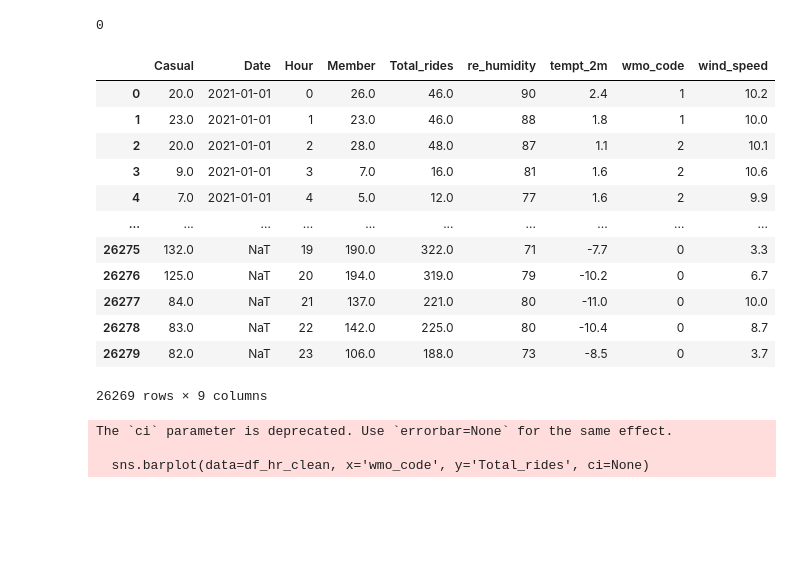
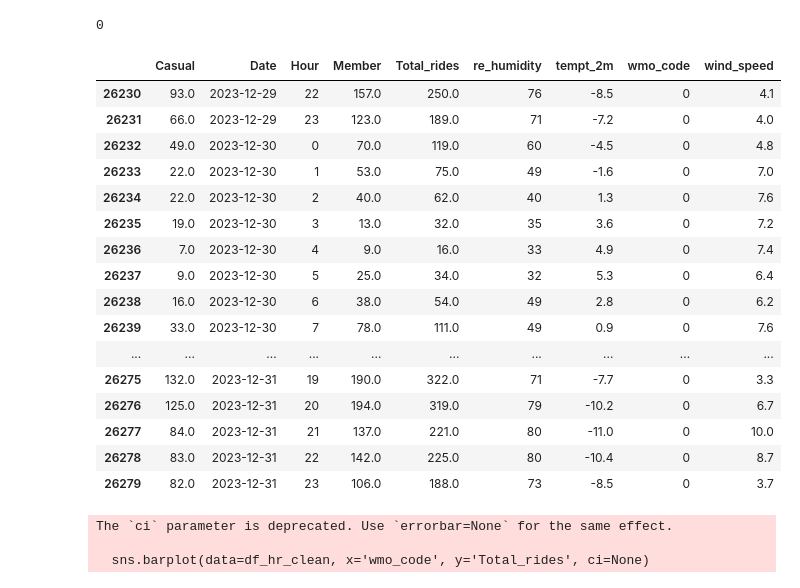
Before and after one commit to bbhatta10/Capital-Bike-Share, a Jupyter notebook: BikeDemandAnalysis.ipynb, the cells around one changed output. Cells and saved outputs as stored; diff of their text form; code cells hidden in the pictures; blank space fills up the shorter version.

```diff
--- a/BikeDemandAnalysis.ipynb
+++ b/BikeDemandAnalysis.ipynb
@@ -28,31 +28,37 @@ df_hr_n.duplicated().sum()
 # %%
 
 df_hr_n.isnull().sum()
 df_hr_n.duplicated().sum()
 df_hr_clean = df_hr_n.copy()
 df_hr_clean = df_hr_n.drop_duplicates()  # If you want to remove duplicates, uncomment this line
 df_hr_clean.isnull().sum()  # Check for any remaining null values
 
 # Convert 'Date' column to datetime format
 df_hr_n.loc[:, 'Date'] = pd.to_datetime(df_hr_n['Date'], errors='coerce')
 # Extract time from data
 df_hr_clean['Date'] = pd.to_datetime(df_hr_clean['Date'], errors='coerce', dayfirst=True)
 df_hr_clean['Date'] = df_hr_clean['Date'].dt.date
-df_hr_clean
+df_hr_clean.isnull().sum()  # Check for any remaining null values after conversion
+df_hr_clean.tail(50)
+# df_hr_n.isnull().sum()
 # %% [output]
 |  | Casual | Date | Hour | Member | Total_rides | re_humidity | tempt_2m | wmo_code | wind_speed |
-| 0 | 20.0 | 2021-01-01 | 0 | 26.0 | 46.0 | 90 | 2.4 | 1 | 10.2 |
-| 1 | 23.0 | 2021-01-01 | 1 | 23.0 | 46.0 | 88 | 1.8 | 1 | 10.0 |
-| 2 | 20.0 | 2021-01-01 | 2 | 28.0 | 48.0 | 87 | 1.1 | 2 | 10.1 |
-| 3 | 9.0 | 2021-01-01 | 3 | 7.0 | 16.0 | 81 | 1.6 | 2 | 10.6 |
-| 4 | 7.0 | 2021-01-01 | 4 | 5.0 | 12.0 | 77 | 1.6 | 2 | 9.9 |
+| 26230 | 93.0 | 2023-12-29 | 22 | 157.0 | 250.0 | 76 | -8.5 | 0 | 4.1 |
+| 26231 | 66.0 | 2023-12-29 | 23 | 123.0 | 189.0 | 71 | -7.2 | 0 | 4.0 |
+| 26232 | 49.0 | 2023-12-30 | 0 | 70.0 | 119.0 | 60 | -4.5 | 0 | 4.8 |
+| 26233 | 22.0 | 2023-12-30 | 1 | 53.0 | 75.0 | 49 | -1.6 | 0 | 7.0 |
+| 26234 | 22.0 | 2023-12-30 | 2 | 40.0 | 62.0 | 40 | 1.3 | 0 | 7.6 |
+| 26235 | 19.0 | 2023-12-30 | 3 | 13.0 | 32.0 | 35 | 3.6 | 0 | 7.2 |
+| 26236 | 7.0 | 2023-12-30 | 4 | 9.0 | 16.0 | 33 | 4.9 | 0 | 7.4 |
+| 26237 | 9.0 | 2023-12-30 | 5 | 25.0 | 34.0 | 32 | 5.3 | 0 | 6.4 |
+| 26238 | 16.0 | 2023-12-30 | 6 | 38.0 | 54.0 | 49 | 2.8 | 0 | 6.2 |
+| 26239 | 33.0 | 2023-12-30 | 7 | 78.0 | 111.0 | 49 | 0.9 | 0 | 7.6 |
 | ... | ... | ... | ... | ... | ... | ... | ... | ... | ... |
-| 26275 | 132.0 | NaT | 19 | 190.0 | 322.0 | 71 | -7.7 | 0 | 3.3 |
-| 26276 | 125.0 | NaT | 20 | 194.0 | 319.0 | 79 | -10.2 | 0 | 6.7 |
-| 26277 | 84.0 | NaT | 21 | 137.0 | 221.0 | 80 | -11.0 | 0 | 10.0 |
-| 26278 | 83.0 | NaT | 22 | 142.0 | 225.0 | 80 | -10.4 | 0 | 8.7 |
-| 26279 | 82.0 | NaT | 23 | 106.0 | 188.0 | 73 | -8.5 | 0 | 3.7 |
+| 26275 | 132.0 | 2023-12-31 | 19 | 190.0 | 322.0 | 71 | -7.7 | 0 | 3.3 |
+| 26276 | 125.0 | 2023-12-31 | 20 | 194.0 | 319.0 | 79 | -10.2 | 0 | 6.7 |
+| 26277 | 84.0 | 2023-12-31 | 21 | 137.0 | 221.0 | 80 | -11.0 | 0 | 10.0 |
+| 26278 | 83.0 | 2023-12-31 | 22 | 142.0 | 225.0 | 80 | -10.4 | 0 | 8.7 |
+| 26279 | 82.0 | 2023-12-31 | 23 | 106.0 | 188.0 | 73 | -8.5 | 0 | 3.7 |
-26269 rows × 9 columns
 # %%
 #visualization of relationship between 'Total_rides' and 'wmo_code' using bar plot
 plt.figure(figsize=(10, 6))
```
